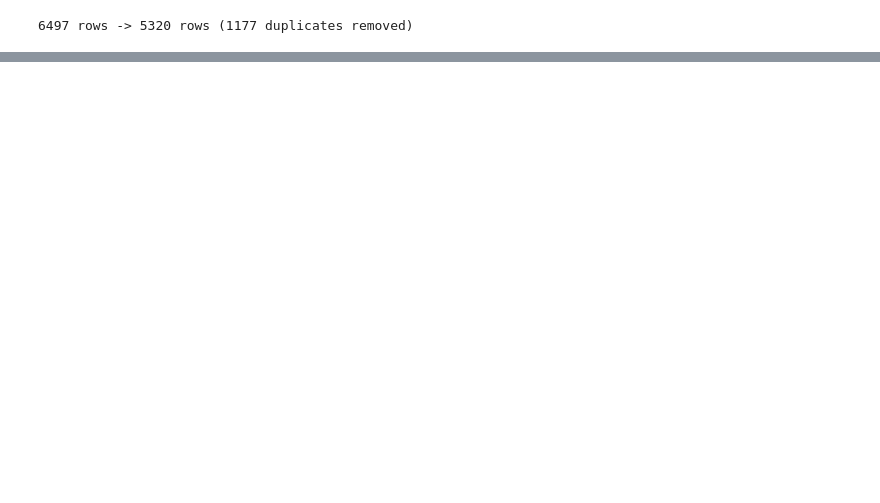
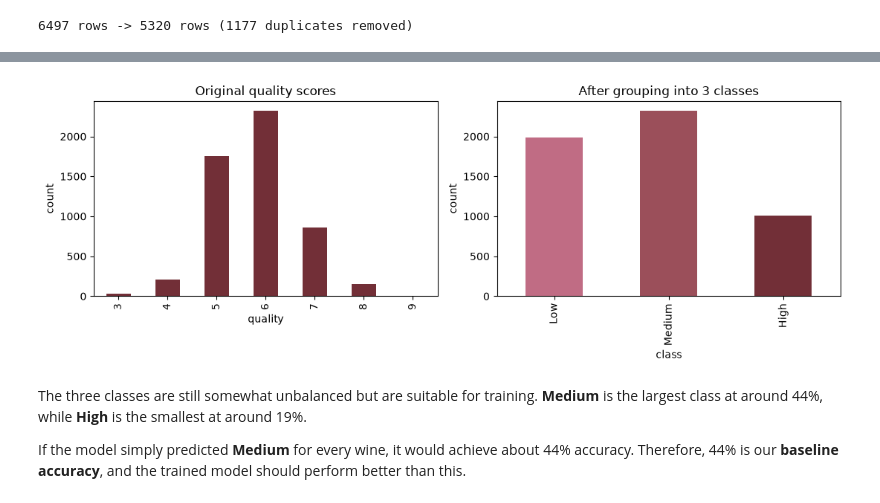
Before and after one commit to AshenIndeewara/Wine-Quality-Classification-System-ML, a Jupyter notebook: ml/notebook/wine_quality.ipynb, the cells around one changed output, grey strips where cells are left out. Saved outputs shown, nothing was run; the diff lists cells and outputs as text; code cells hidden in the pictures; blank space fills up the shorter version.

```diff
--- a/ml/notebook/wine_quality.ipynb
+++ b/ml/notebook/wine_quality.ipynb
@@ -104,0 +169,11 @@ print(f"{before} rows -> {len(df)} rows ({before - len(df)} duplicates removed)"
+# %%
+
+QUALITY_MAP = {3: "Low", 4: "Low", 5: "Low", 6: "Medium", 7: "High", 8: "High", 9: "High"}
+CLASS_ORDER = ["Low", "Medium", "High"]
+
+df["quality_class"] = df["quality"].map(QUALITY_MAP)
+
+counts = df["quality_class"].value_counts().reindex(CLASS_ORDER)
+print(counts)
+print("\nas a percentage:")
+print((counts / len(df) * 100).round(1))
@@ -104,0 +193,37 @@ print(f"{before} rows -> {len(df)} rows ({before - len(df)} duplicates removed)"
+# %%
+fig, axes = plt.subplots(1, 2, figsize=(11, 4))
+
+df["quality"].value_counts().sort_index().plot(
+    kind="bar",
+    ax=axes[0],
+    color="#722F37"
+)
+
+axes[0].set_title("Original quality scores")
+axes[0].set_xlabel("quality")
+axes[0].set_ylabel("count")
+
+counts.plot(
+    kind="bar",
+    ax=axes[1],
+    color=["#C06C84", "#9B4F5A", "#722F37"]
+)
+
+axes[1].set_title("After grouping into 3 classes")
+axes[1].set_xlabel("class")
+axes[1].set_ylabel("count")
+
+plt.tight_layout()
+plt.show()
+# %% [output]
+[figure, added]
+# %% [markdown]
+<p>
+    The three classes are still somewhat unbalanced but are suitable for training.
+    <strong>Medium</strong> is the largest class at around 44%, while <strong>High</strong> is the smallest at around 19%.
+</p>
+
+<p>
+    If the model simply predicted <strong>Medium</strong> for every wine, it would achieve about 44% accuracy.
+    Therefore, 44% is our <strong>baseline accuracy</strong>, and the trained model should perform better than this.
+</p>
```
Also changed, not shown: parts of 14 cells of this notebook.
